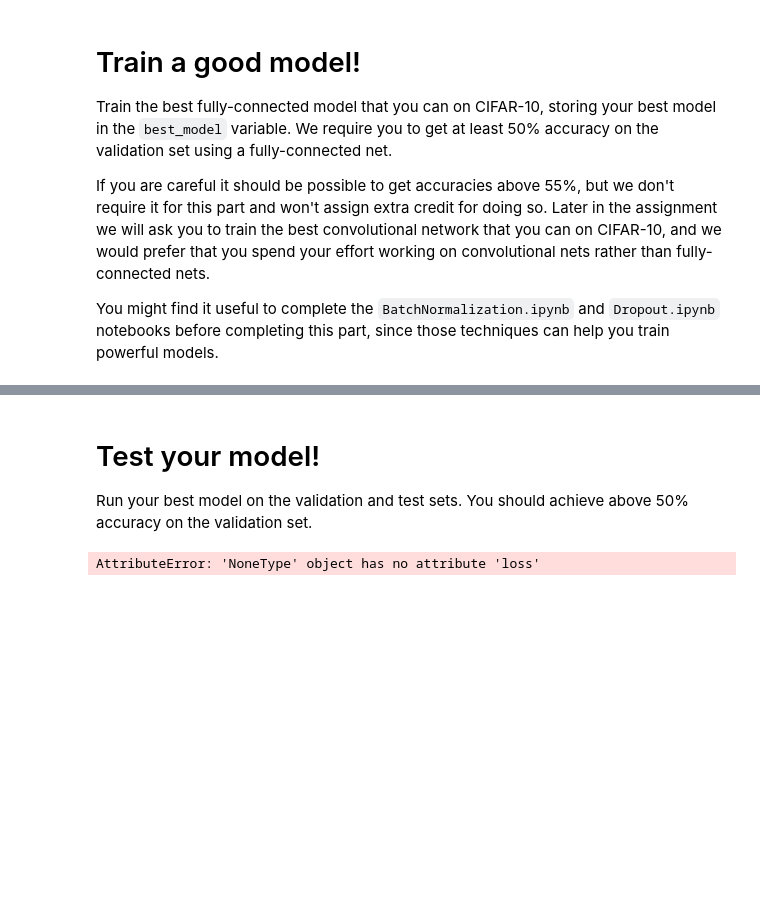
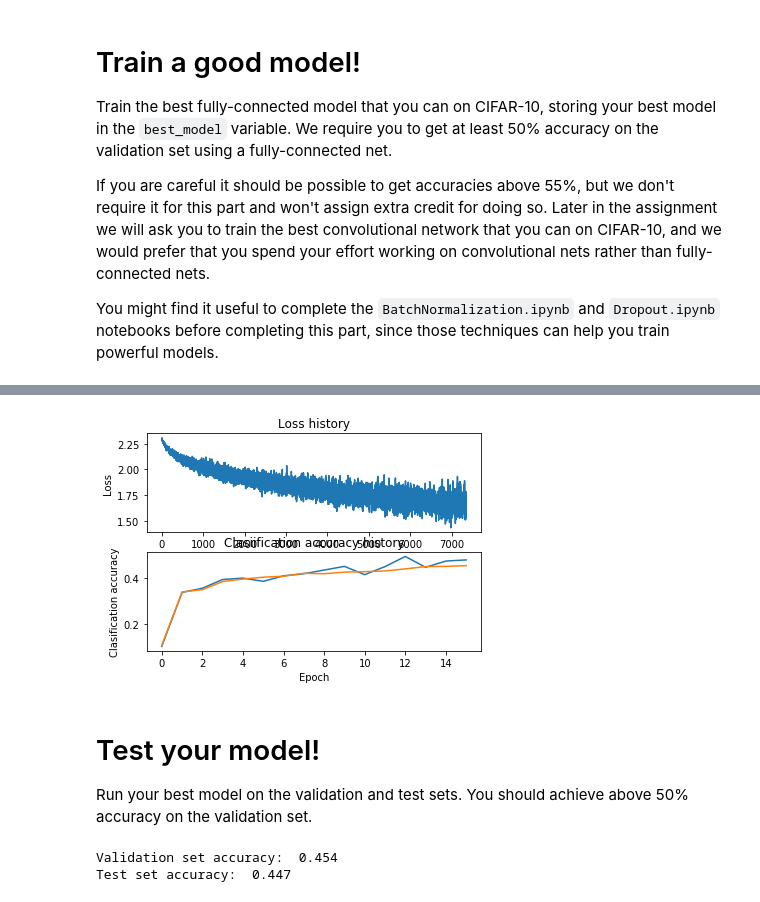
Before and after one commit to shuyanzhu/leran_cs231n, a Jupyter notebook: spring1718_assignment2_v2/FullyConnectedNets.ipynb, the cells around one changed output, grey strips where cells are left out. Cells and saved outputs as stored; diff of their text form; code cells hidden in the pictures; blank space fills up the shorter version.

```diff
--- a/spring1718_assignment2_v2/FullyConnectedNets.ipynb
+++ b/spring1718_assignment2_v2/FullyConnectedNets.ipynb
@@ -824,15 +824,19 @@ If you are careful it should be possible to get accuracies above 55%, but we don
 You might find it useful to complete the `BatchNormalization.ipynb` and `Dropout.ipynb` notebooks before completing this part, since those techniques can help you train powerful models.
 # %%
 best_model = None
+num_train = 49000
+small_data = {
+    'X_train':data['X_train'][:num_train],
+    'y_train':data['y_train'][:num_train],
+    'X_val': data['X_val'],
+    'y_val': data['y_val']
+}
 ################################################################################
 # TODO: Train the best FullyConnectedNet that you can on CIFAR-10. You might   #
 # find batch/layer normalization and dropout useful. Store your best model in  #
 # the best_model variable.                                                     #
 ################################################################################
 model = FullyConnectedNet(hidden_dims = [200, 200],
-                    input_dim=3*32*32,
-                    num_classes = 10,
-                    weight_scale=1e-2,
                     normalization = 'batchnorm',
                     dropout = 0.5,
                     )
@@ -841,7 +845,7 @@ solver = Solver(model, small_data,
                 num_epochs=15, batch_size=100,
                 update_rule='adam',
                 optim_config={
-                    'learning_rate': 1e-5
+                    'learning_rate': 1e-4
                 },
                 verbose=True,
                 print_every=100000000
@@ -884,10 +889,13 @@ plt.show()
+[figure, added]
 # %% [markdown]
 # Test your model!
 Run your best model on the validation and test sets. You should achieve above 50% accuracy on the validation set.
 # %%
+best_model = model
 y_test_pred = np.argmax(best_model.loss(data['X_test']), axis=1)
 y_val_pred = np.argmax(best_model.loss(data['X_val']), axis=1)
 print('Validation set accuracy: ', (y_val_pred == data['y_val']).mean())
 print('Test set accuracy: ', (y_test_pred == data['y_test']).mean())
 # %% [output]
-AttributeError: 'NoneType' object has no attribute 'loss'
+Validation set accuracy:  0.454
+Test set accuracy:  0.447
```
Also changed, not shown: parts of 1 cell of this notebook.
